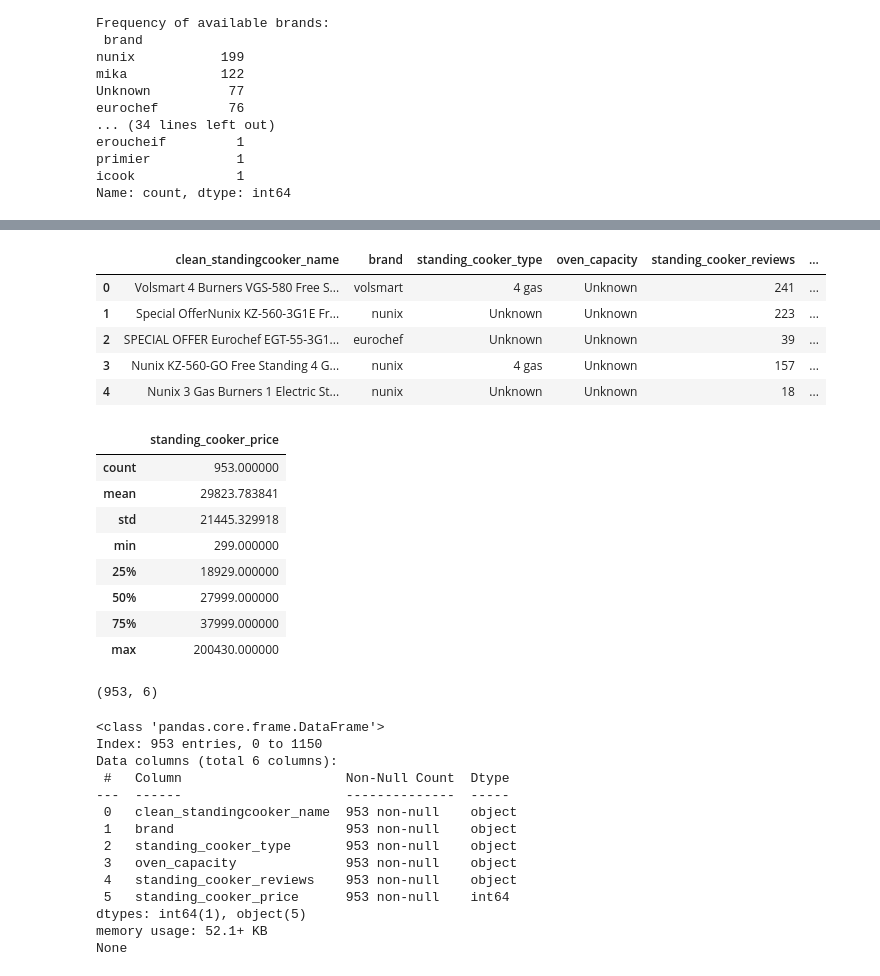
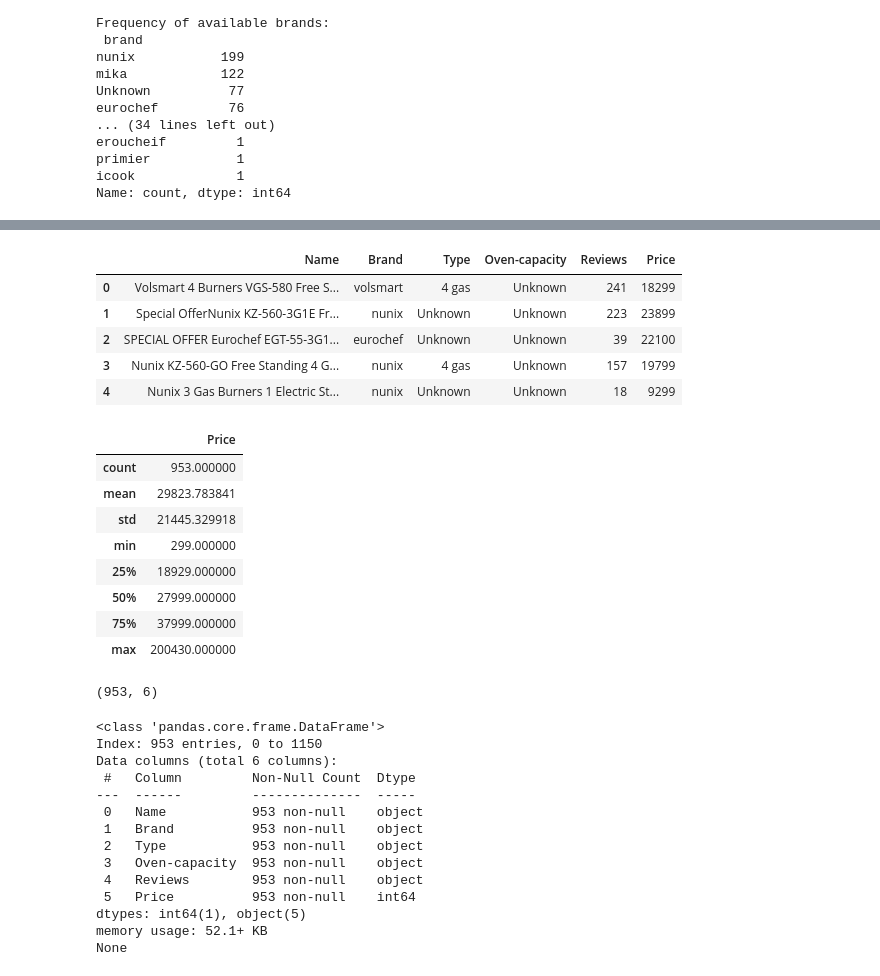
Before and after one commit to HannahMwende/E-commerce-products-analysis, a Jupyter notebook: cookers_cleaning.ipynb, the cells around one changed output, grey strips where cells are left out. Saved outputs shown, nothing was run; the diff lists cells and outputs as text; code cells hidden in the pictures.

Commit message:
data cleaning update

```diff
--- a/cookers_cleaning.ipynb
+++ b/cookers_cleaning.ipynb
@@ -495,18 +499,21 @@ standingcooker_no_dupes_df.head()
 # %%
 # restructure the dataframe to have the columns in a more logical order
 standingcooker_no_dupes_df = standingcooker_no_dupes_df[['clean_standingcooker_name', 'brand', 'standing_cooker_type', 'oven_capacity', 'standing_cooker_reviews', 'standing_cooker_price']]
+
+# change column names
+standingcooker_no_dupes_df = standingcooker_no_dupes_df.rename(columns={'clean_standingcooker_name': 'Name', 'standing_cooker_reviews': 'Reviews', 'standing_cooker_price': 'Price', 'brand': 'Brand', 'standing_cooker_type': 'Type', 'oven_capacity': 'Oven-capacity'})
 standingcooker_no_dupes_df.head()
 # %% [output]
-|  | clean_standingcooker_name | brand | standing_cooker_type | oven_capacity | standing_cooker_reviews | ... |
-| 0 | Volsmart 4 Burners VGS-580 Free S... | volsmart | 4 gas | Unknown | 241 | ... |
-| 1 | Special OfferNunix KZ-560-3G1E Fr... | nunix | Unknown | Unknown | 223 | ... |
-| 2 | SPECIAL OFFER Eurochef EGT-55-3G1... | eurochef | Unknown | Unknown | 39 | ... |
-| 3 | Nunix KZ-560-GO Free Standing 4 G... | nunix | 4 gas | Unknown | 157 | ... |
-| 4 | Nunix 3 Gas Burners 1 Electric St... | nunix | Unknown | Unknown | 18 | ... |
+|  | Name | Brand | Type | Oven-capacity | Reviews | Price |
+| 0 | Volsmart 4 Burners VGS-580 Free S... | volsmart | 4 gas | Unknown | 241 | 18299 |
+| 1 | Special OfferNunix KZ-560-3G1E Fr... | nunix | Unknown | Unknown | 223 | 23899 |
+| 2 | SPECIAL OFFER Eurochef EGT-55-3G1... | eurochef | Unknown | Unknown | 39 | 22100 |
+| 3 | Nunix KZ-560-GO Free Standing 4 G... | nunix | 4 gas | Unknown | 157 | 19799 |
+| 4 | Nunix 3 Gas Burners 1 Electric St... | nunix | Unknown | Unknown | 18 | 9299 |
 # %%
 standingcooker_no_dupes_df.describe()
 # %% [output]
-|  | standing_cooker_price |
+|  | Price |
 | count | 953.000000 |
 | mean | 29823.783841 |
 | std | 21445.329918 |
@@ -525,14 +532,14 @@ print(standingcooker_no_dupes_df.info())
 <class 'pandas.core.frame.DataFrame'>
 Index: 953 entries, 0 to 1150
 Data columns (total 6 columns):
- #   Column                     Non-Null Count  Dtype
----  ------                     --------------  -----
- 0   clean_standingcooker_name  953 non-null    object
- 1   brand                      953 non-null    object
- 2   standing_cooker_type       953 non-null    object
- 3   oven_capacity              953 non-null    object
- 4   standing_cooker_reviews    953 non-null    object
- 5   standing_cooker_price      953 non-null    int64
+ #   Column         Non-Null Count  Dtype
+---  ------         --------------  -----
+ 0   Name           953 non-null    object
+ 1   Brand          953 non-null    object
+ 2   Type           953 non-null    object
+ 3   Oven-capacity  953 non-null    object
+ 4   Reviews        953 non-null    object
+ 5   Price          953 non-null    int64
 dtypes: int64(1), object(5)
 memory usage: 52.1+ KB
 None
```
Also changed, not shown: parts of 3 cells of this notebook, 4 other files.
